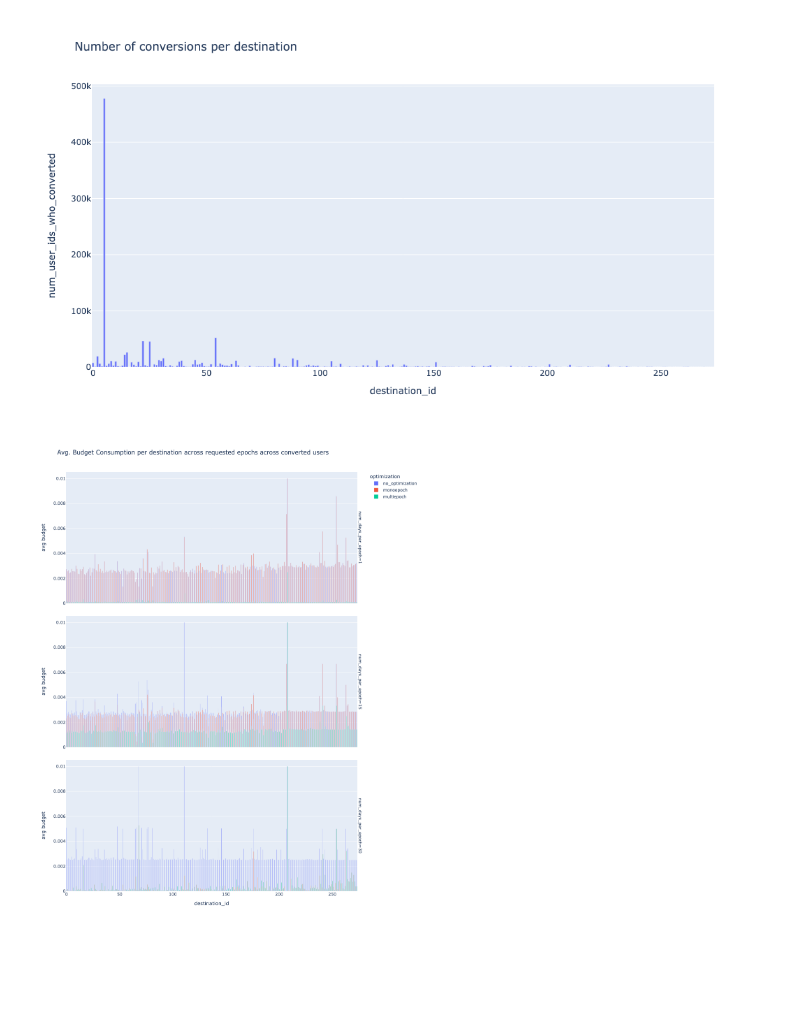
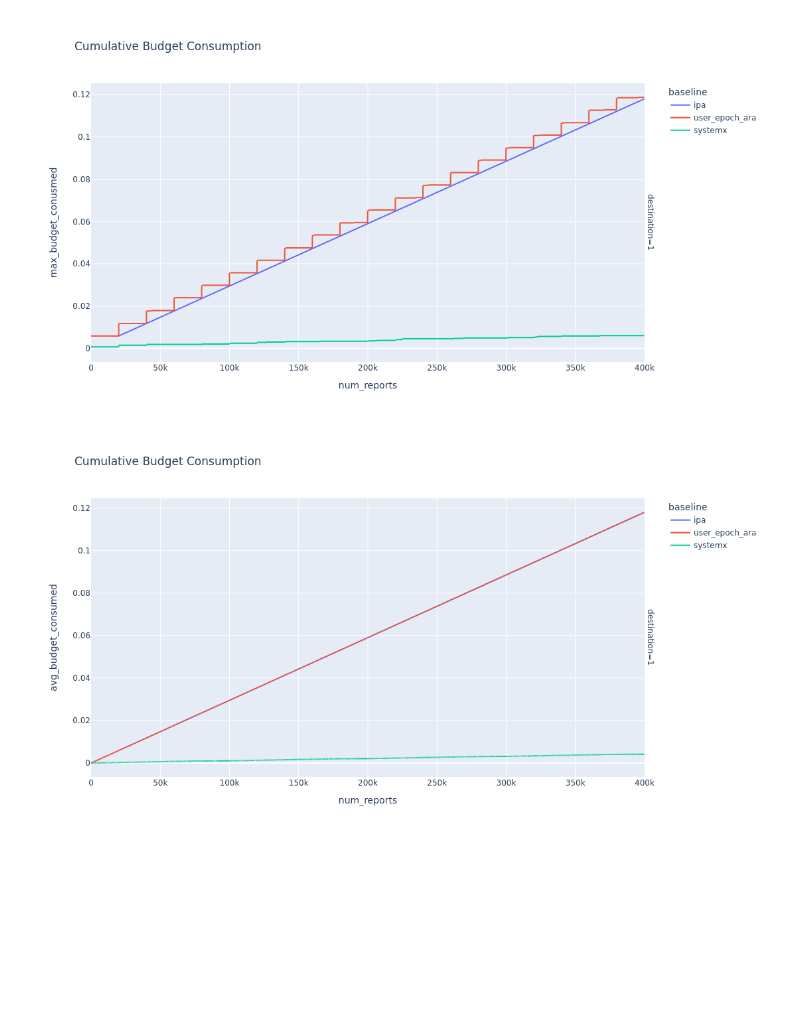
Before and after one commit to columbia/cookiemonster, a Jupyter notebook: systemx/notebooks/analysis.ipynb, the cells around one changed output. Cells and saved outputs as stored; diff of their text form; code cells hidden in the pictures; blank space fills up the shorter version.

```diff
--- a/systemx/notebooks/analysis.ipynb
+++ b/systemx/notebooks/analysis.ipynb
@@ -37,0 +15,6 @@ destinations_df
+# %%
+path = "ray/synthetic/optimizations/run_and_report_2024-03-26_05-08-13"
+# %%
+%%time
+budget_df = analyze_budget_consumption(path)
+budget_df
@@ -38,5 +46,5 @@ destinations_df
 # %%
-plot_budget_consumption(destinations_df)
+plot_budget_consumption(budget_df)
 # %% [output]
-[figure, old version]
+[figure, new version]
-[figure, old version]
+[figure, new version]
```
Also changed, not shown: parts of 11 cells of this notebook, 9 other files.
